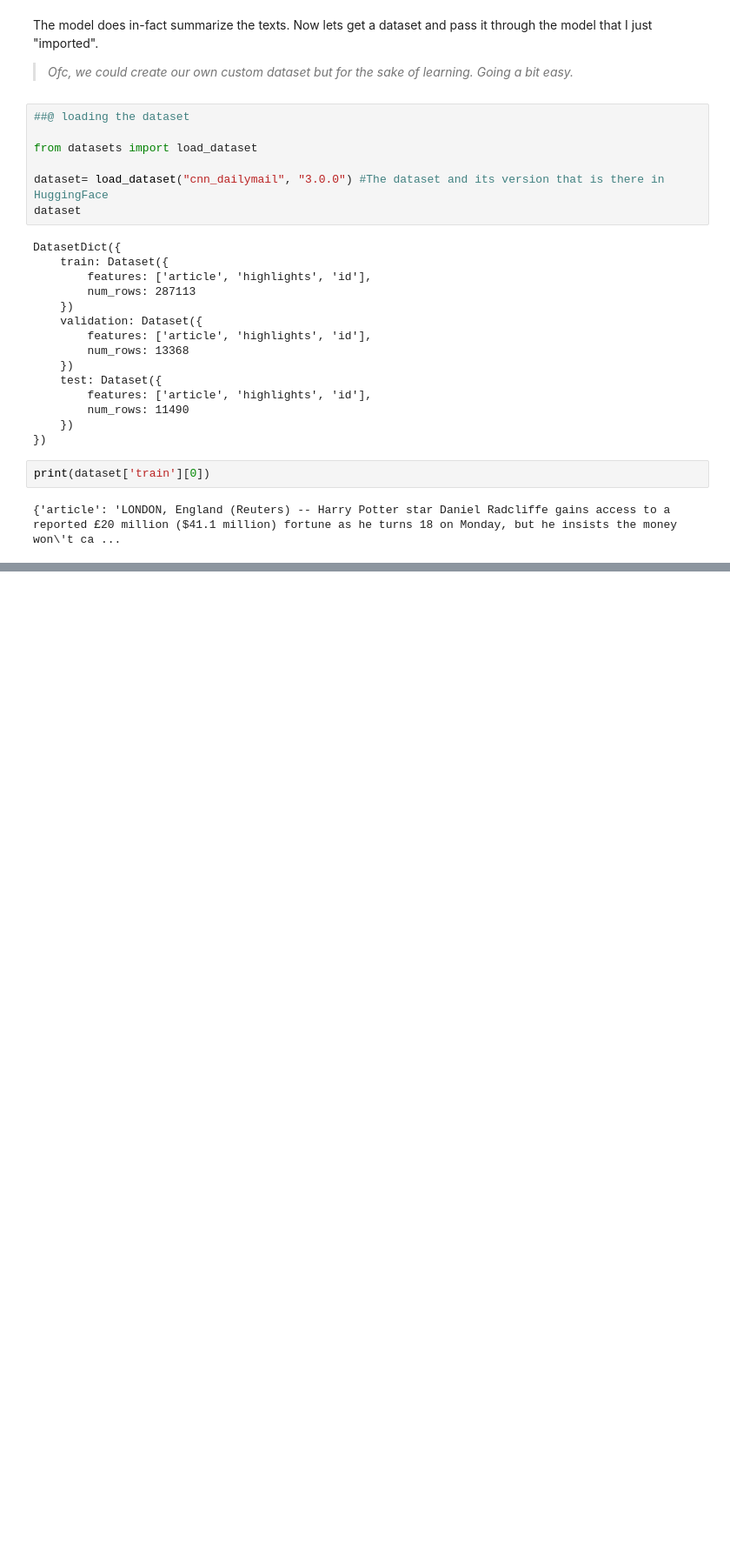
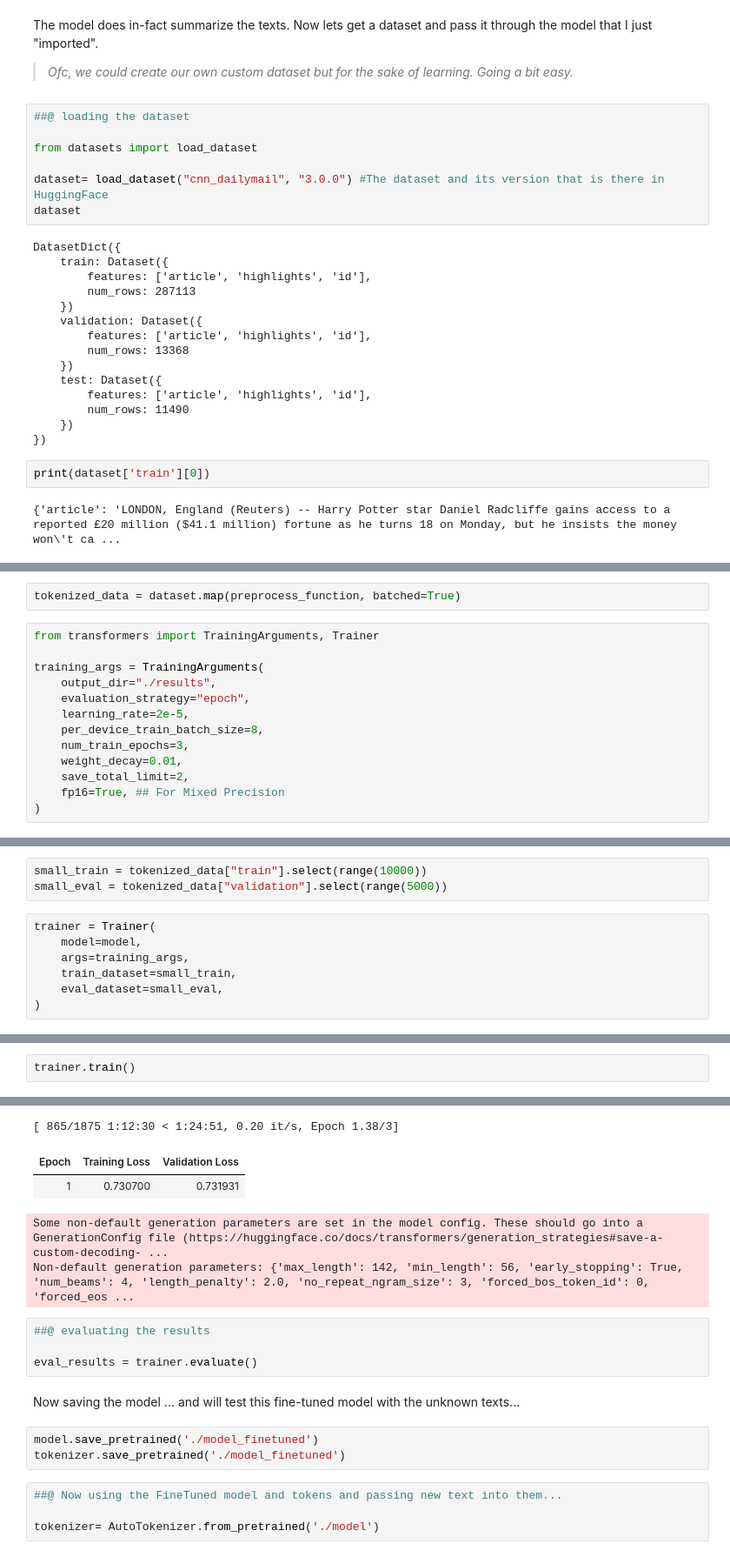
Before and after one commit to Firojpaudel/GenAI-Chronicles, a Jupyter notebook: Seq2Seq/Seq2Seq_Learning.ipynb, the cells around one changed output, grey strips where cells are left out. Shown: that part at 87% size. Cells and saved outputs as stored; diff of their text form; blank space fills up the shorter version.

Commit message:
well its still training but solved the problem.... Just pushing before the eod :)

```diff
--- a/Seq2Seq/Seq2Seq_Learning.ipynb
+++ b/Seq2Seq/Seq2Seq_Learning.ipynb
@@ -128,0 +125,15 @@ Wed Jan  1 09:07:06 2025
+# %%
+tokenized_data = dataset.map(preprocess_function, batched=True)
+# %%
+from transformers import TrainingArguments, Trainer
+
+training_args = TrainingArguments(
+    output_dir="./results",
+    evaluation_strategy="epoch",
+    learning_rate=2e-5,
+    per_device_train_batch_size=8,
+    num_train_epochs=3,
+    weight_decay=0.01,
+    save_total_limit=2,
+    fp16=True, ## For Mixed Precision
+)
@@ -128,0 +142,10 @@ Wed Jan  1 09:07:06 2025
+# %%
+small_train = tokenized_data["train"].select(range(10000))
+small_eval = tokenized_data["validation"].select(range(5000))
+# %%
+trainer = Trainer(
+    model=model,
+    args=training_args,
+    train_dataset=small_train,
+    eval_dataset=small_eval,
+)
@@ -128,0 +172,3 @@ Wed Jan  1 09:07:06 2025
+# %%
+trainer.train()
+# %% [output]
@@ -128,0 +176,18 @@ Wed Jan  1 09:07:06 2025
+[ 865/1875 1:12:30 < 1:24:51, 0.20 it/s, Epoch 1.38/3]
+| Epoch | Training Loss | Validation Loss |
+| 1 | 0.730700 | 0.731931 |
+Some non-default generation parameters are set in the model config. These should go into a GenerationConfig file (https://huggingface.co/docs/transformers/generation_strategies#save-a-custom-decoding- ...
+Non-default generation parameters: {'max_length': 142, 'min_length': 56, 'early_stopping': True, 'num_beams': 4, 'length_penalty': 2.0, 'no_repeat_ngram_size': 3, 'forced_bos_token_id': 0, 'forced_eos ...
+# %%
+##@ evaluating the results
+
+eval_results = trainer.evaluate()
+# %% [markdown]
+Now saving the model ... and will test this fine-tuned model with the unknown texts...
+# %%
+model.save_pretrained('./model_finetuned')
+tokenizer.save_pretrained('./model_finetuned')
+# %%
+##@ Now using the FineTuned model and tokens and passing new text into them...
+
+tokenizer= AutoTokenizer.from_pretrained('./model')
```
Also changed, not shown: parts of 11 cells of this notebook.
